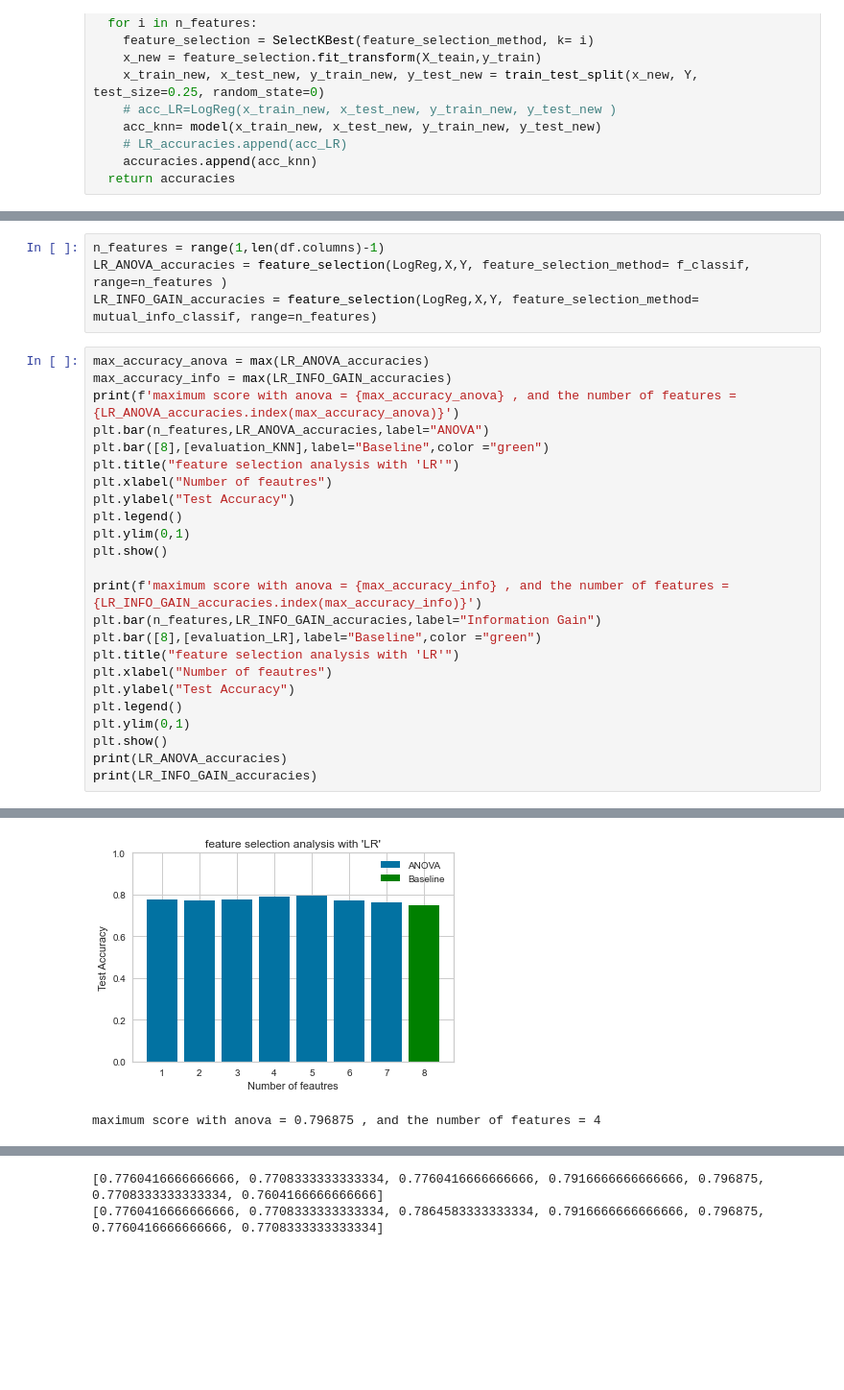
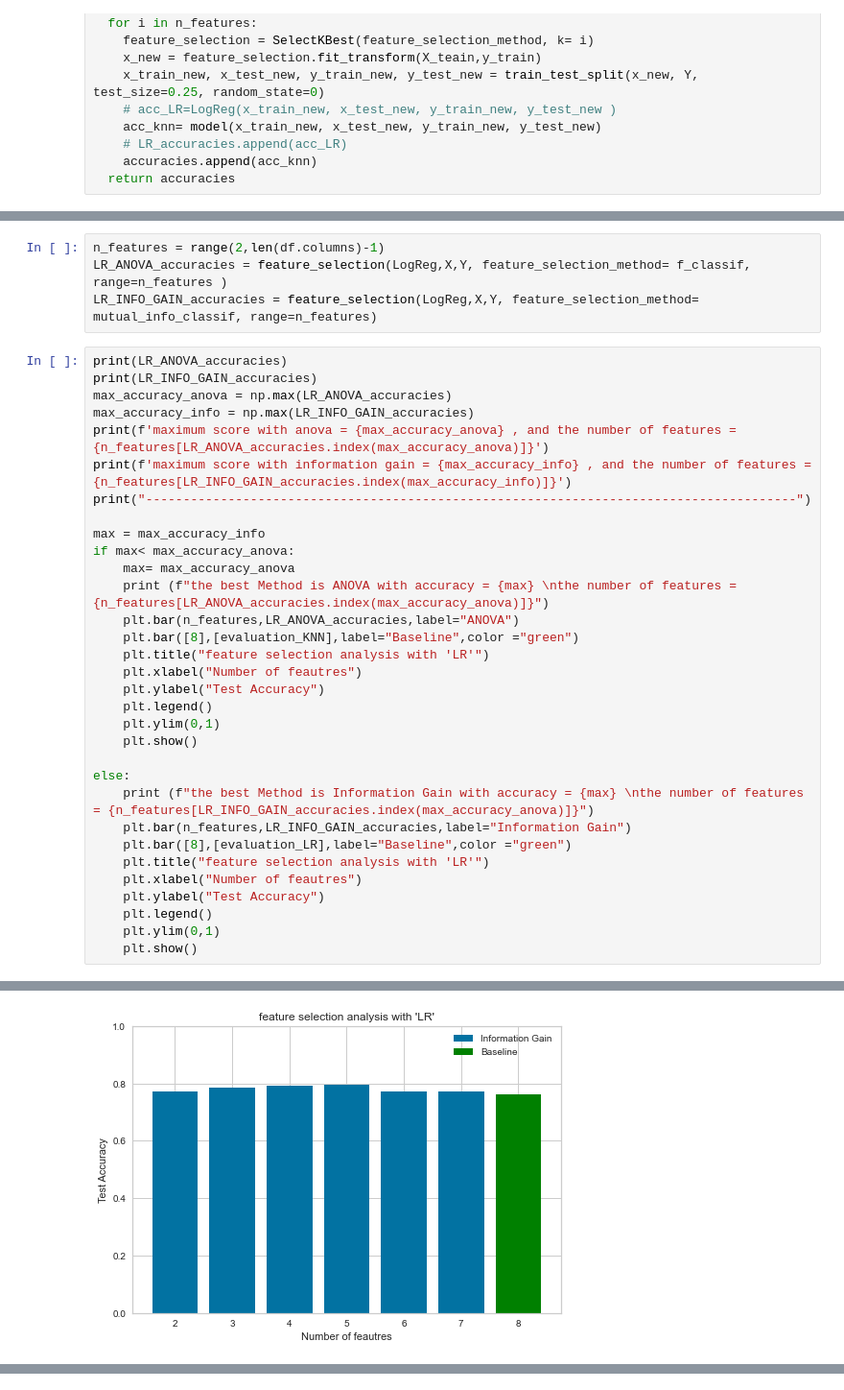
Before and after one commit to Sa2a/Ml_GA3_Clustering, a Jupyter notebook: KNN VS LR analysis.ipynb, the cells around one changed output, grey strips where cells are left out. Shown: that part at 96% size. Saved outputs shown, nothing was run; the diff lists cells and outputs as text; blank space fills up the shorter version.

```diff
--- a/KNN VS LR analysis.ipynb
+++ b/KNN VS LR analysis.ipynb
@@ -551,29 +558,37 @@ maximum score with Information Gain = 0.71875 , and the number of features = 1
 # %%
-n_features = range(1,len(df.columns)-1)
+n_features = range(2,len(df.columns)-1)
 LR_ANOVA_accuracies = feature_selection(LogReg,X,Y, feature_selection_method= f_classif, range=n_features )
 LR_INFO_GAIN_accuracies = feature_selection(LogReg,X,Y, feature_selection_method= mutual_info_classif, range=n_features)
 # %%
-max_accuracy_anova = max(LR_ANOVA_accuracies)
-max_accuracy_info = max(LR_INFO_GAIN_accuracies)
-print(f'maximum score with anova = {max_accuracy_anova} , and the number of features = {LR_ANOVA_accuracies.index(max_accuracy_anova)}')
-plt.bar(n_features,LR_ANOVA_accuracies,label="ANOVA")
-plt.bar([8],[evaluation_KNN],label="Baseline",color ="green")
-plt.title("feature selection analysis with 'LR'")
-plt.xlabel("Number of feautres")
-plt.ylabel("Test Accuracy")
-plt.legend()
-plt.ylim(0,1)
-plt.show()
-
-print(f'maximum score with anova = {max_accuracy_info} , and the number of features = {LR_INFO_GAIN_accuracies.index(max_accuracy_info)}')
-plt.bar(n_features,LR_INFO_GAIN_accuracies,label="Information Gain")
-plt.bar([8],[evaluation_LR],label="Baseline",color ="green")
-plt.title("feature selection analysis with 'LR'")
-plt.xlabel("Number of feautres")
-plt.ylabel("Test Accuracy")
-plt.legend()
-plt.ylim(0,1)
-plt.show()
 print(LR_ANOVA_accuracies)
 print(LR_INFO_GAIN_accuracies)
+max_accuracy_anova = np.max(LR_ANOVA_accuracies)
+max_accuracy_info = np.max(LR_INFO_GAIN_accuracies)
+print(f'maximum score with anova = {max_accuracy_anova} , and the number of features = {n_features[LR_ANOVA_accuracies.index(max_accuracy_anova)]}')
+print(f'maximum score with information gain = {max_accuracy_info} , and the number of features = {n_features[LR_INFO_GAIN_accuracies.index(max_accuracy_info)]}')
+print("---------------------------------------------------------------------------------------")
+
+max = max_accuracy_info
+if max< max_accuracy_anova:
+    max= max_accuracy_anova
+    print (f"the best Method is ANOVA with accuracy = {max} \nthe number of features = {n_features[LR_ANOVA_accuracies.index(max_accuracy_anova)]}")
+    plt.bar(n_features,LR_ANOVA_accuracies,label="ANOVA")
+    plt.bar([8],[evaluation_KNN],label="Baseline",color ="green")
+    plt.title("feature selection analysis with 'LR'")
+    plt.xlabel("Number of feautres")
+    plt.ylabel("Test Accuracy")
+    plt.legend()
+    plt.ylim(0,1)
+    plt.show()
+
+else:
+    print (f"the best Method is Information Gain with accuracy = {max} \nthe number of features = {n_features[LR_INFO_GAIN_accuracies.index(max_accuracy_anova)]}")
+    plt.bar(n_features,LR_INFO_GAIN_accuracies,label="Information Gain")
+    plt.bar([8],[evaluation_LR],label="Baseline",color ="green")
+    plt.title("feature selection analysis with 'LR'")
+    plt.xlabel("Number of feautres")
+    plt.ylabel("Test Accuracy")
+    plt.legend()
+    plt.ylim(0,1)
+    plt.show()
 # %% [output]
@@ -581,2 +602 @@ maximum score with anova = 0.796875 , and the number of features = 4
-[figure, old version]
+[figure, new version]
-maximum score with anova = 0.796875 , and the number of features = 4
@@ -584,2 +602,0 @@ maximum score with anova = 0.796875 , and the number of features = 4
-[0.7760416666666666, 0.7708333333333334, 0.7760416666666666, 0.7916666666666666, 0.796875, 0.7708333333333334, 0.7604166666666666]
-[0.7760416666666666, 0.7708333333333334, 0.7864583333333334, 0.7916666666666666, 0.796875, 0.7760416666666666, 0.7708333333333334]
```
Also changed, not shown: parts of 21 cells of this notebook.
